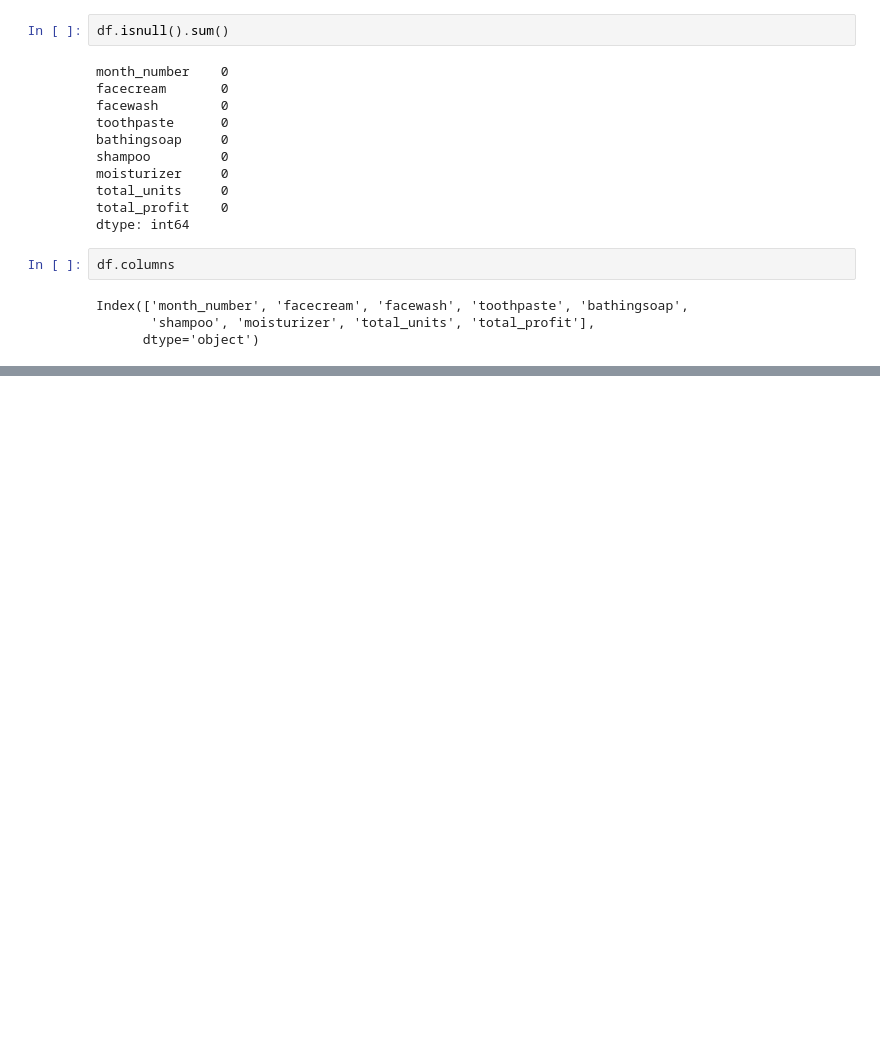
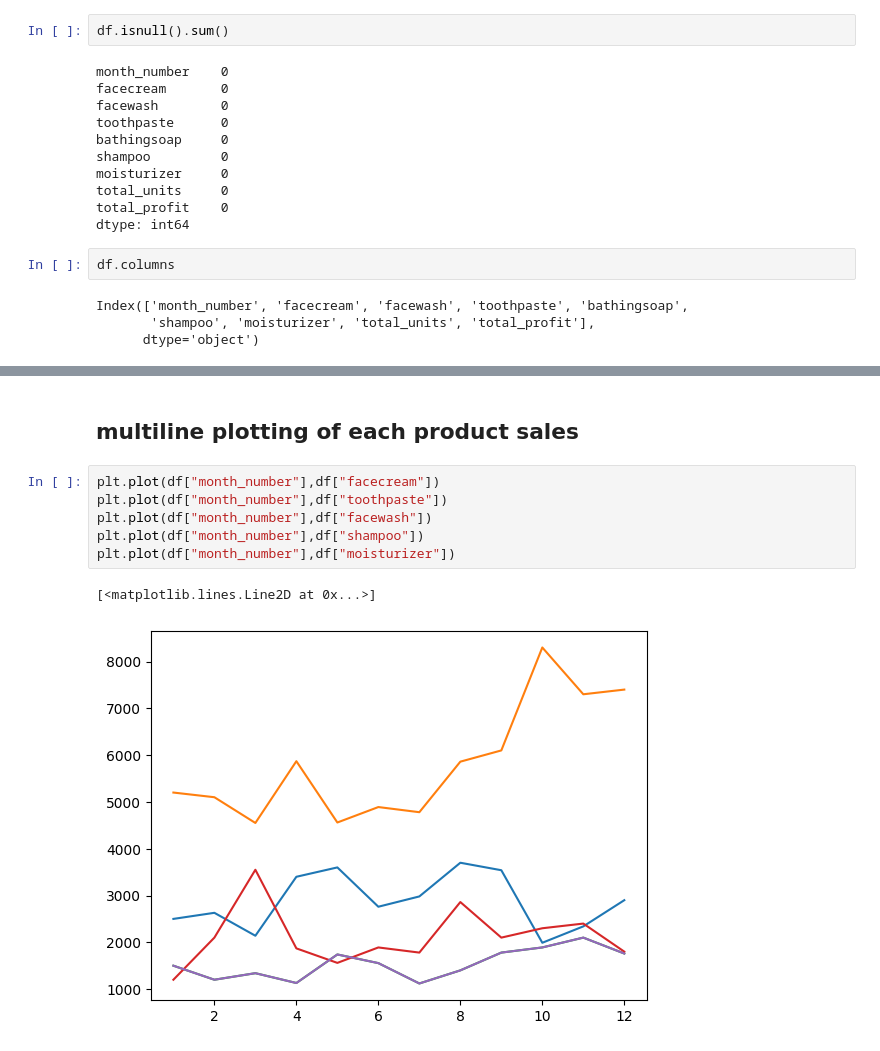
Before and after one commit to KAizoku106/numpywoksssss, a Jupyter notebook: matplotlib_works/company_sales/companysales.ipynb, the cells around one changed output, grey strips where cells are left out. Saved outputs shown, nothing was run; the diff lists cells and outputs as text; blank space fills up the shorter version.

```diff
--- a/matplotlib_works/company_sales/companysales.ipynb
+++ b/matplotlib_works/company_sales/companysales.ipynb
@@ -42,0 +69,11 @@ plt.bar(profit_of_months.index,profit_of_months.values)
+# %% [markdown]
+## multiline plotting of each product sales
+# %%
+plt.plot(df["month_number"],df["facecream"])
+plt.plot(df["month_number"],df["toothpaste"])
+plt.plot(df["month_number"],df["facewash"])
+plt.plot(df["month_number"],df["shampoo"])
+plt.plot(df["month_number"],df["moisturizer"])
+# %% [output]
+[<matplotlib.lines.Line2D at 0x...>]
+[figure, added]
```
Also changed, not shown: parts of 15 cells of this notebook, 9 other files.
